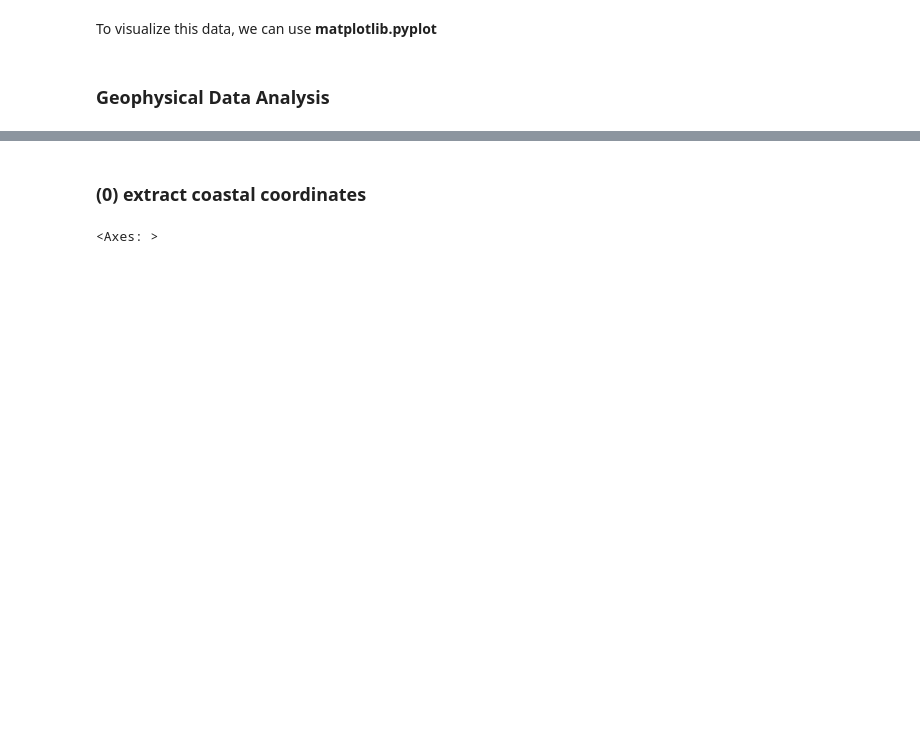
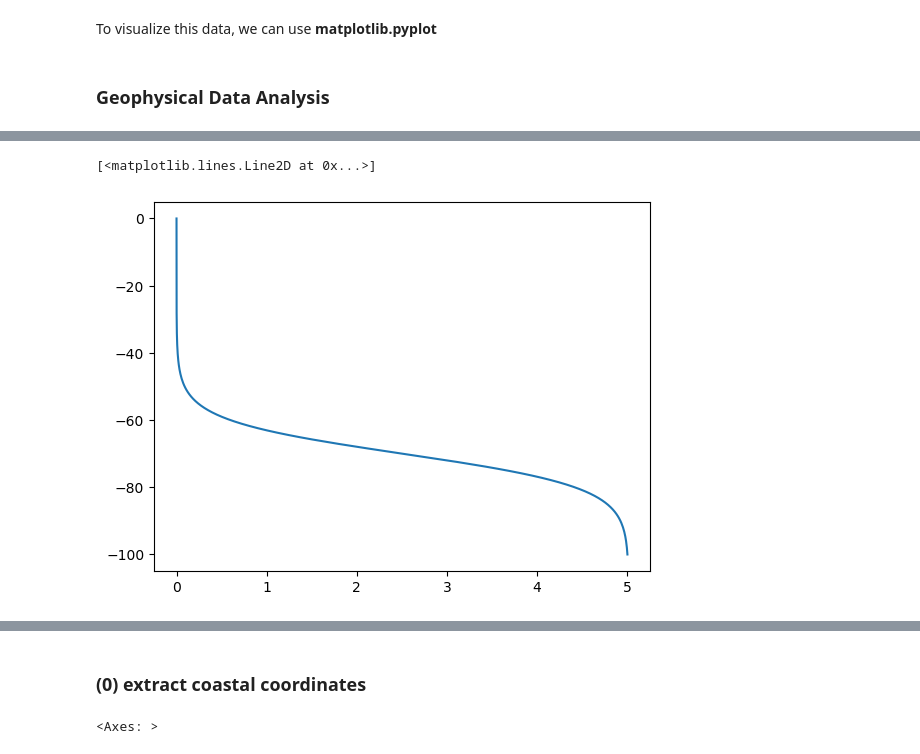
Before and after one commit to jvynn/coessing-2025, a Jupyter notebook: coessing_2025.ipynb, the cells around one changed output, grey strips where cells are left out. Saved outputs shown, nothing was run; the diff lists cells and outputs as text; code cells hidden in the pictures; blank space fills up the shorter version.

```diff
--- a/coessing_2025.ipynb
+++ b/coessing_2025.ipynb
@@ -255,0 +382,31 @@ plt.show()
+# %%
+z = np.linspace(0, -100, 150)  # Depth profile
+rho0 = 1024  # Reference density
+nutricline_depth = 70
+mixing_sharpness = 10  # Sharpness of the nutricline
+N0 = 5
+
+def density_profile(z, rho0=rho0, delta_rho=5, zp=-nutricline_depth, hp=mixing_sharpness):
+        return rho0 + 0.5 * delta_rho * (1 - np.tanh((z - zp) / hp))
+
+# calculate N^2 (Brunt-Väisälä frequency)
+g = 9.81
+rho0 = 1025  # reference density
+rho = density_profile(z)
+
+N2 = -g / rho0 * np.gradient(rho, z)
+
+# def nutrient_profile(z, N0=N0, zn=-nutricline_depth, hn=mixing_sharpness):
+#         return 0.5 * N0 * (1 - np.tanh((z - zn) / hn))
+
+# N = nutrient_profile(z)
+N = N0 * ((rho - rho.min()) / (rho.max() - rho.min()))
+
+plt.Figure()
+# plt.plot(rho, z)
+plt.plot(N, z)
+# plt.plot(N2, z, label='N^2', color='orange')
+# plt.gca().invert_yaxis()
+# %% [output]
+[<matplotlib.lines.Line2D at 0x...>]
+[figure, added]
```
Also changed, not shown: parts of 10 cells of this notebook.
